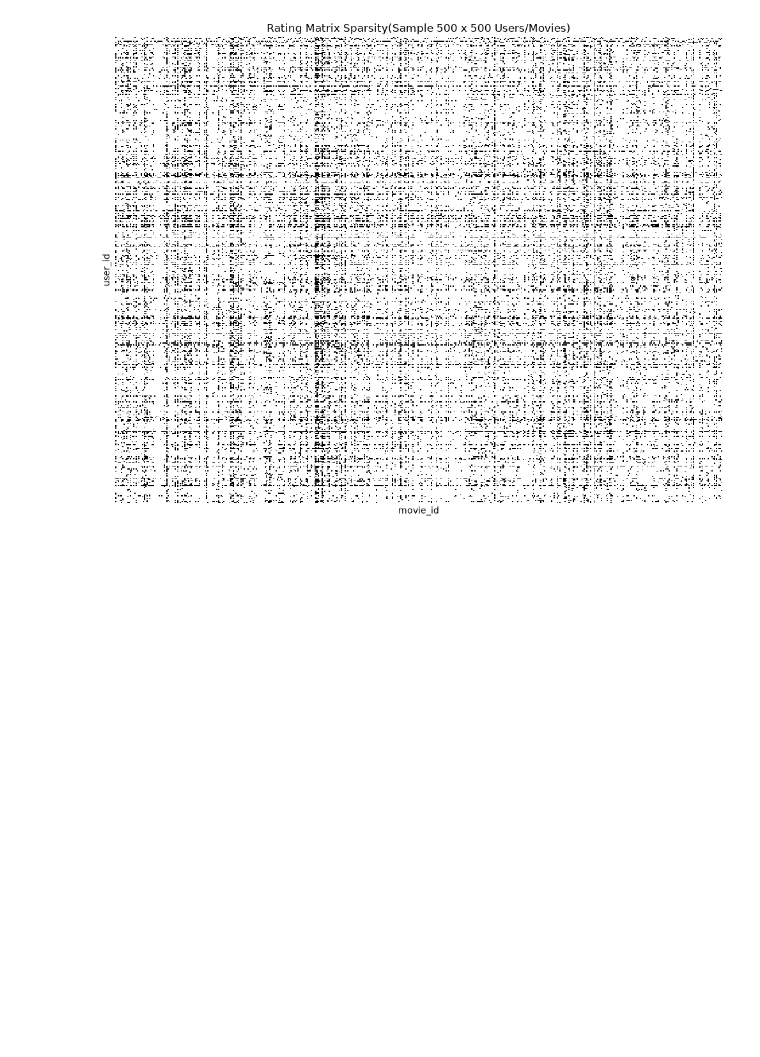
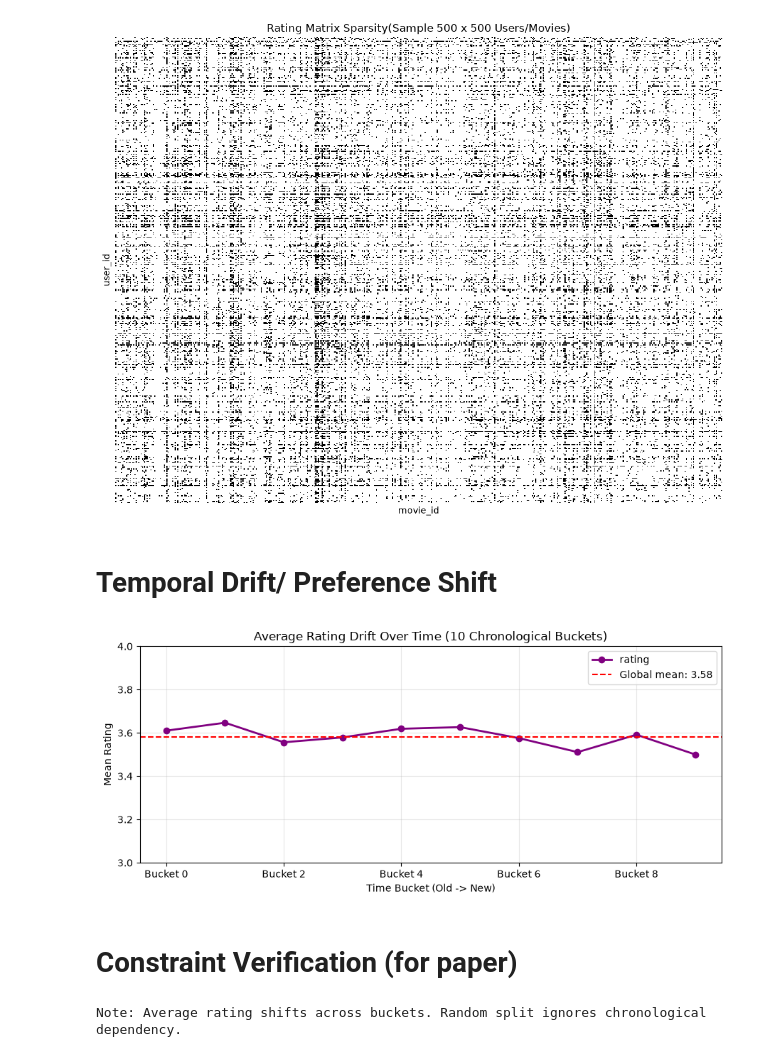
Before and after one commit to amrxtgh/PythiaRankflow, a Jupyter notebook: notebooks/02_data_sparsity.ipynb, the cells around one changed output. Drawn from its saved outputs; the diff is of its cells as text; code cells hidden in the pictures; blank space fills up the shorter version.

```diff
--- a/notebooks/02_data_sparsity.ipynb
+++ b/notebooks/02_data_sparsity.ipynb
@@ -55,3 +55,43 @@ plt.savefig("../figures/fig_03_sparsity_heatmap.png", dpi=300, bbox_inches="tigh
 plt.show()
 # %% [output]
 [figure]
+# %% [markdown]
+# Temporal Drift/ Preference Shift
+# %%
+ratings["bucket"] = pd.qcut(ratings["timestamp"], q=10, labels=False)
+
+# Average rating drift
+rating_drift = ratings.groupby("bucket")["rating"].mean()
+rating_drift.index = [f"Bucket {i}" for i in rating_drift.index]
+
+plt.figure(figsize=(9,4))
+rating_drift.plot(marker='o', color="purple", linewidth=2)
+plt.axhline(y=ratings["rating"].mean(), color="red", linestyle="--", label=f"Global mean: {ratings["rating"].mean():.2f}")
+
+plt.title('Average Rating Drift Over Time (10 Chronological Buckets)')
+plt.xlabel('Time Bucket (Old -> New)')
+plt.ylabel('Mean Rating')
+plt.ylim(3.0, 4.0)  # ML-1M ratings cluster 3-4
+plt.grid(True, alpha=0.3)
+plt.legend()
+plt.tight_layout()
+plt.savefig('../figures/fig_04_temporal_drift.png', dpi=300, bbox_inches='tight')
+plt.show()
+
+# Also compute genre drift if you want: top genre share per bucket
+ratings_merged = ratings.merge(movies[['movie_id','genres']], on='movie_id')
+# (Optional extension — enough for coursework)
+# %% [output]
+[figure, added]
+# %% [markdown]
+# Constraint Verification (for paper)
+# %%
+# Write a verification log you can quote in Methods
+max_train = ratings.sort_values('timestamp').groupby('user_id').tail(2)  # dummy
+# Real temporal split verification will happen in preprocessing notebook,
+# but here we record that random split would ignore this drift.
+print("Note: Average rating shifts across buckets. Random split ignores chronological dependency.")
+with open('../results/constraint_notes.txt','w') as f:
+    f.write("Temporal drift detected. Random 80/20 split suffers future leakage.\n")
+# %% [output]
+Note: Average rating shifts across buckets. Random split ignores chronological dependency.
```
